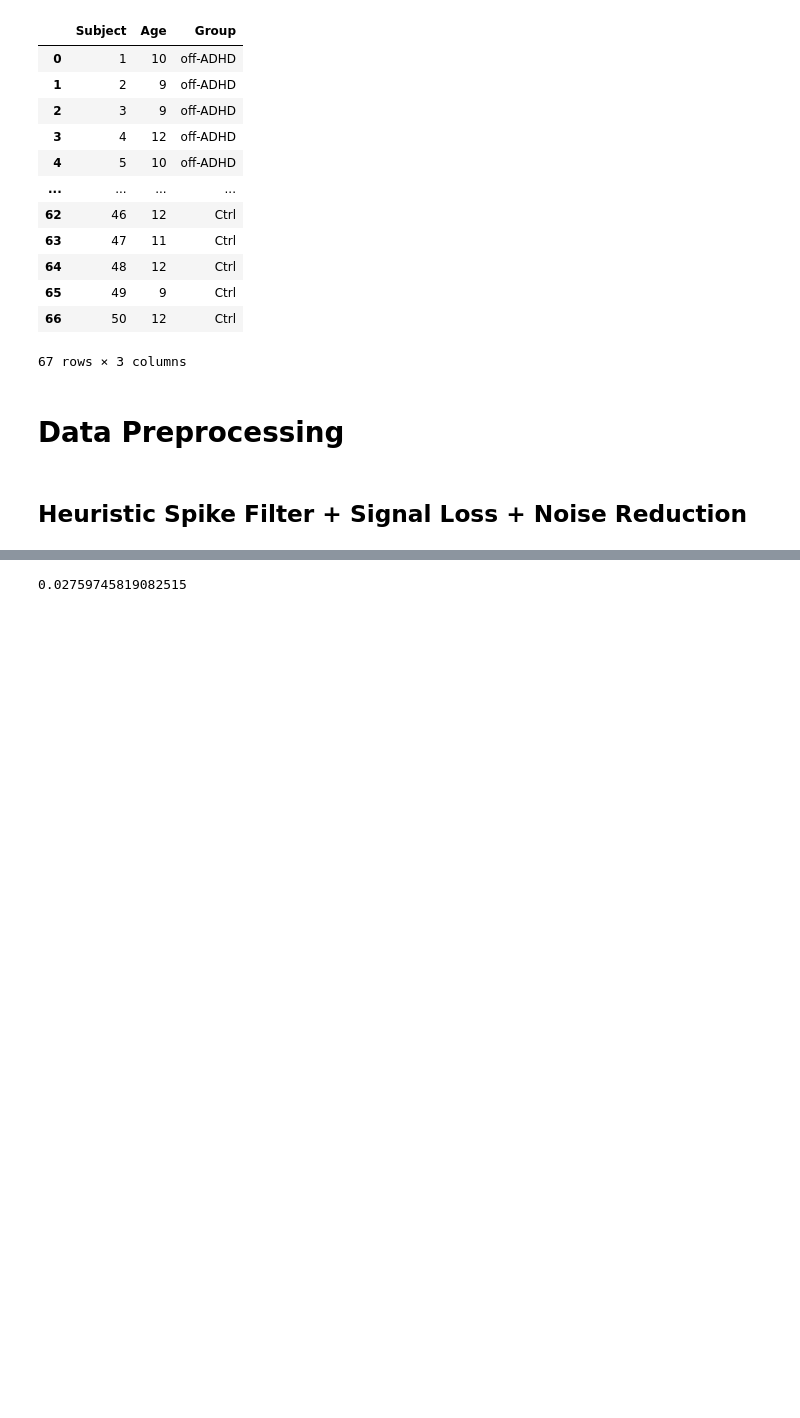
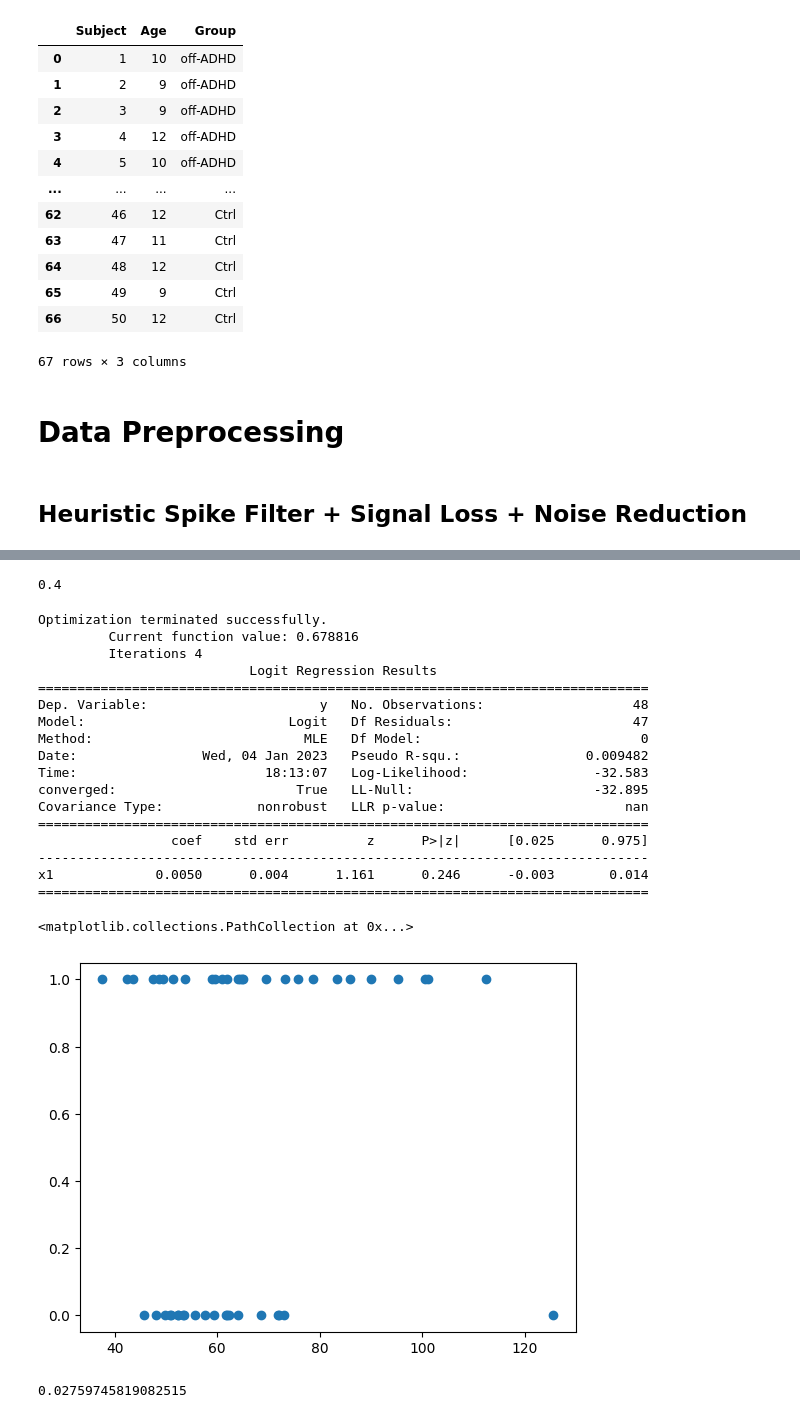
Before and after one commit to wdas03/adhd_eye_gaze_analysis, a Jupyter notebook: eye_gaze_analysis.ipynb, the cells around one changed output, grey strips where cells are left out. Saved outputs shown, nothing was run; the diff lists cells and outputs as text; code cells hidden in the pictures; blank space fills up the shorter version.

```diff
--- a/eye_gaze_analysis.ipynb
+++ b/eye_gaze_analysis.ipynb
@@ -105,3 +191,45 @@ adhd_neg_max_avg_vel = [np.max(get_event_metrics(e, 'SACC', 'avg_vel')) for e in
+# %%
+from sklearn.linear_model import LogisticRegression
+from sklearn.model_selection import train_test_split
+from sklearn.metrics import accuracy_score
+
+X_train, X_test, y_train, y_test = train_test_split(X, y, test_size=0.2, random_state=42)
+
+model = LogisticRegression()
+
+model.fit(np.array([X_train]).reshape(-1, 1), np.array([y_train]).reshape(-1, 1))
+
+y_pred = model.predict(np.array([X_test]).reshape(-1, 1))
+accuracy_score(y_test, y_pred)
+# %% [output]
+0.4
+# %%
+# Mean of avg_vel
+X, y = getXY(adhd_pos_mean_avg_vel, adhd_neg_mean_avg_vel)
+logit_model = sm.Logit(y, X)
+result = logit_model.fit()
+print(result.summary())
+plt.scatter(X, y)
+# %% [output]
+Optimization terminated successfully.
+         Current function value: 0.678816
+         Iterations 4
+                           Logit Regression Results
+==============================================================================
+Dep. Variable:                      y   No. Observations:                   48
+Model:                          Logit   Df Residuals:                       47
+Method:                           MLE   Df Model:                            0
+Date:                Wed, 04 Jan 2023   Pseudo R-squ.:                0.009482
+Time:                        18:13:07   Log-Likelihood:                -32.583
+converged:                       True   LL-Null:                       -32.895
+Covariance Type:            nonrobust   LLR p-value:                       nan
+==============================================================================
+                 coef    std err          z      P>|z|      [0.025      0.975]
+------------------------------------------------------------------------------
+x1             0.0050      0.004      1.161      0.246      -0.003       0.014
+==============================================================================
+<matplotlib.collections.PathCollection at 0x...>
+[figure, added]
 # %%
 p_val = stats.mannwhitneyu(adhd_pos_max_avg_vel, adhd_neg_max_avg_vel)[1]
 p_val
```
Also changed, not shown: parts of 8 cells of this notebook.
